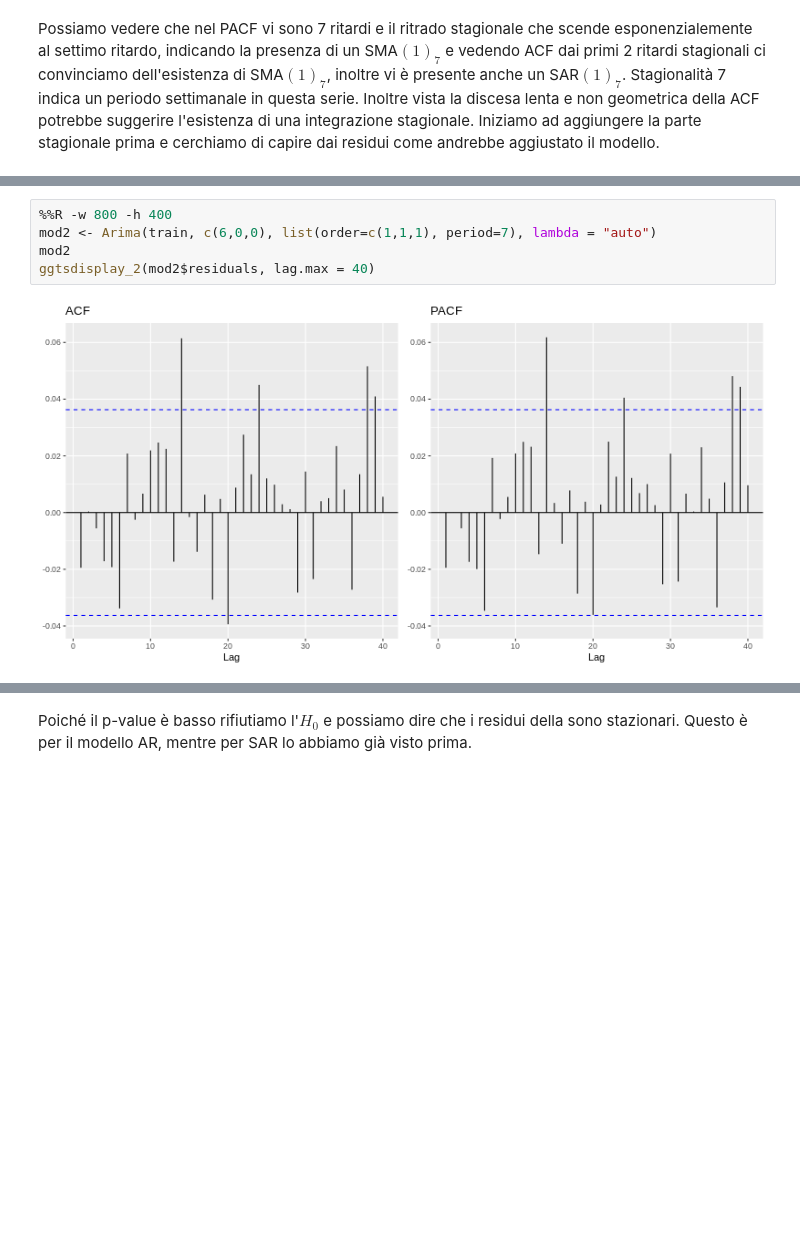
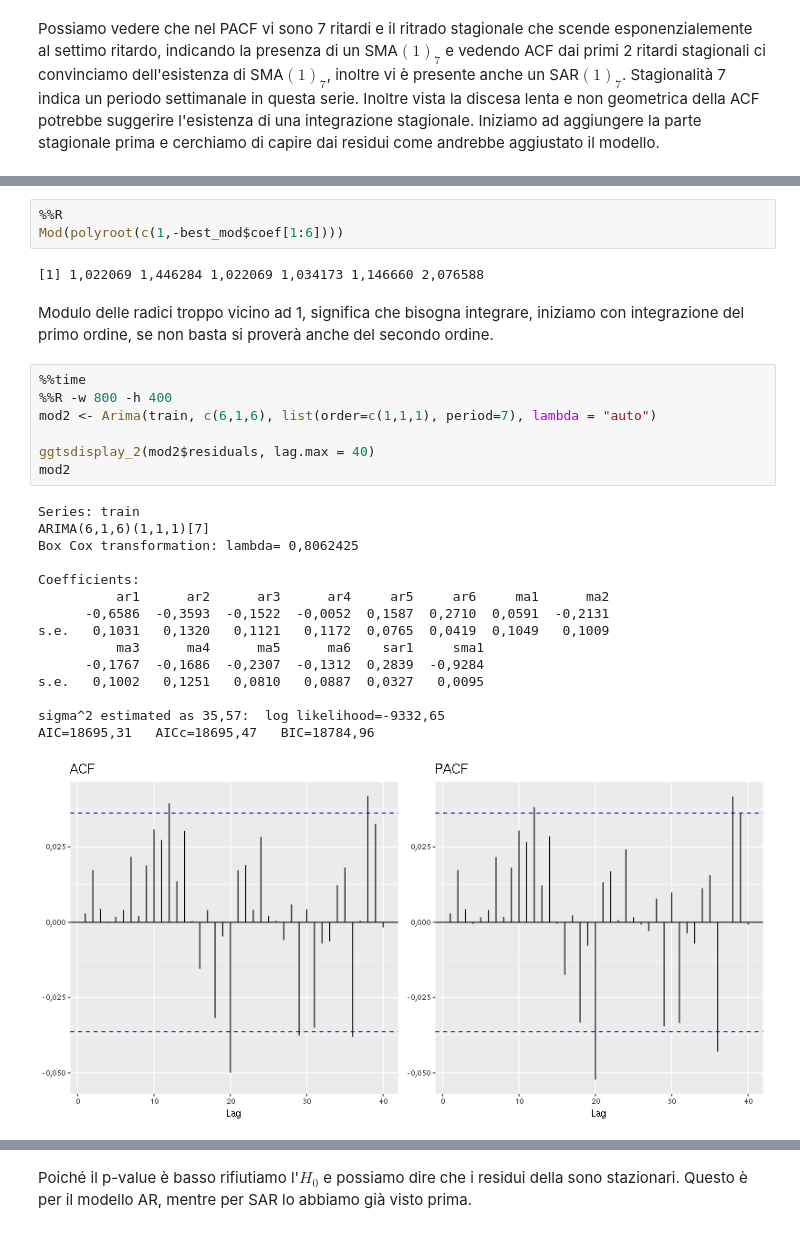
Before and after one commit to pkasela/Time_Series-Project, a Jupyter notebook: Pranav_Kasela_846965.ipynb, the cells around one changed output, grey strips where cells are left out. Saved outputs shown, nothing was run; the diff lists cells and outputs as text; blank space fills up the shorter version.

```diff
--- a/Pranav_Kasela_846965.ipynb
+++ b/Pranav_Kasela_846965.ipynb
@@ -138,7 +251,30 @@ Vediamo anche che il coefficiente di SAR è molto vicino ad 1, quindi ha radice
+# %%
+%%R
+Mod(polyroot(c(1,-best_mod$coef[1:6])))
+# %% [output]
+[1] 1,022069 1,446284 1,022069 1,034173 1,146660 2,076588
+# %% [markdown]
+Modulo delle radici troppo vicino ad 1, significa che bisogna integrare, iniziamo con integrazione del primo ordine, se non basta si proverà anche del secondo ordine.
 # %%
+%%time
 %%R -w 800 -h 400
-mod2 <- Arima(train, c(6,0,0), list(order=c(1,1,1), period=7), lambda = "auto")
+mod2 <- Arima(train, c(6,1,6), list(order=c(1,1,1), period=7), lambda = "auto")
+
+ggtsdisplay_2(mod2$residuals, lag.max = 40)
 mod2
-ggtsdisplay_2(mod2$residuals, lag.max = 40)
 # %% [output]
+Series: train
+ARIMA(6,1,6)(1,1,1)[7]
+Box Cox transformation: lambda= 0,8062425
+
+Coefficients:
+          ar1      ar2      ar3      ar4     ar5     ar6     ma1      ma2
+      -0,6586  -0,3593  -0,1522  -0,0052  0,1587  0,2710  0,0591  -0,2131
+s.e.   0,1031   0,1320   0,1121   0,1172  0,0765  0,0419  0,1049   0,1009
+          ma3      ma4      ma5      ma6    sar1     sma1
+      -0,1767  -0,1686  -0,2307  -0,1312  0,2839  -0,9284
+s.e.   0,1002   0,1251   0,0810   0,0887  0,0327   0,0095
+
+sigma^2 estimated as 35,57:  log likelihood=-9332,65
+AIC=18695,31   AICc=18695,47   BIC=18784,96
-[figure, old version]
+[figure, new version]
```
Also changed, not shown: parts of 40 cells of this notebook, 1 other file.
